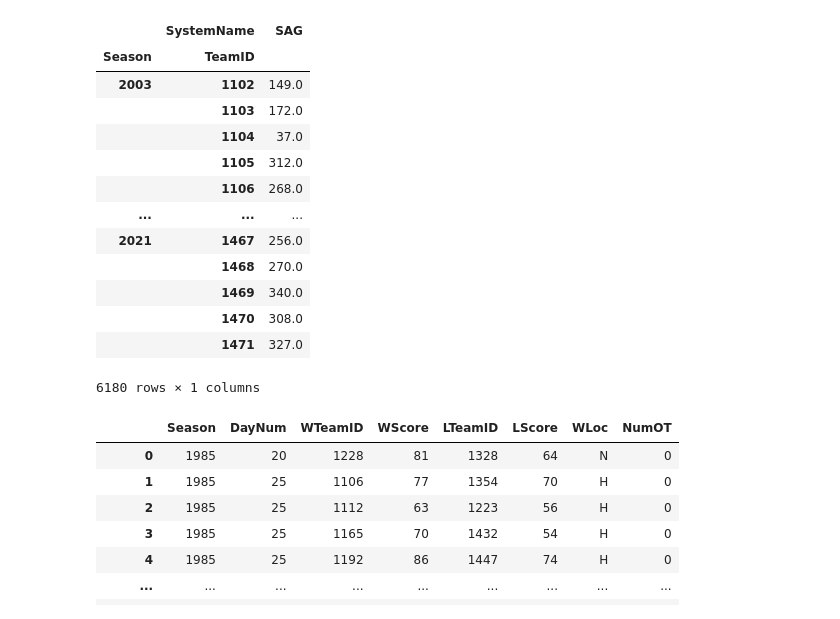
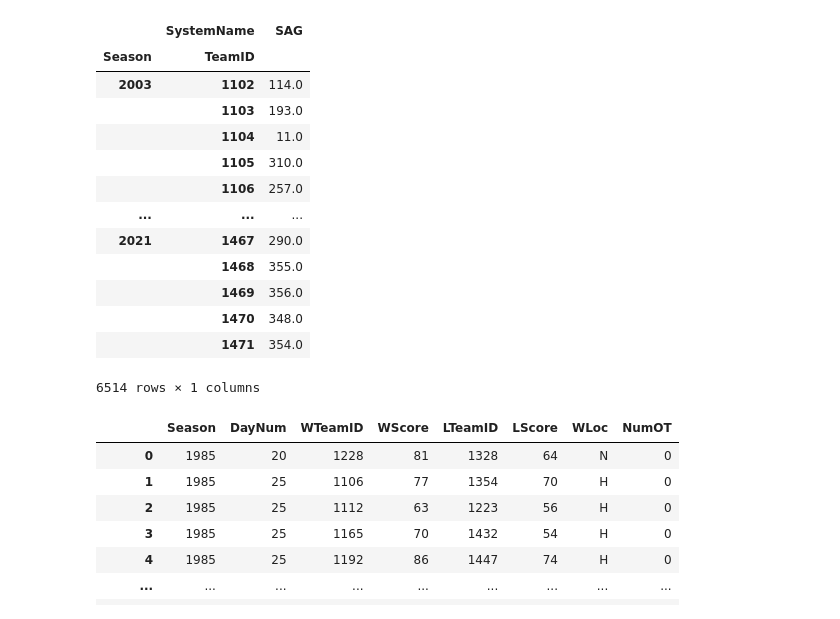
Before and after one commit to jamestwhedbee/jupyter_notebooks, a Jupyter notebook: MarchMadness/MarchMadnessFeatures.ipynb, the cells around one changed output. Drawn from its saved outputs; the diff is of its cells as text; code cells hidden in the pictures.

```diff
--- a/MarchMadness/MarchMadnessFeatures.ipynb
+++ b/MarchMadness/MarchMadnessFeatures.ipynb
@@ -26,25 +26,27 @@ reg_compact_results_df = pd.read_csv(f"{INPUT_DATA_DIR}/MRegularSeasonCompactRes
 tournament_results_df = pd.read_csv(f"{INPUT_DATA_DIR}/MNCAATourneyCompactResults.csv")
 raw_ordinal_df = pd.read_csv(f"{INPUT_DATA_DIR}/MMasseyOrdinals.csv")
 # %%
-RANKING_CUTOFF_DAY = 133
-ordinal_df = raw_ordinal_df[raw_ordinal_df["RankingDayNum"] == RANKING_CUTOFF_DAY]
-ordinal_pivot_df = pd.pivot_table(ordinal_df, values='OrdinalRank', index=['Season', 'TeamID'], columns=['SystemName'])[["SAG"]]
+min_sag_days = raw_ordinal_df[raw_ordinal_df["SystemName"] == "SAG"].groupby(["Season"]).min()["RankingDayNum"].reset_index()
+sag_indices = list(min_sag_days.itertuples(index=False, name=None))
+sag_lookup = raw_ordinal_df[raw_ordinal_df["SystemName"] == "SAG"].set_index(["Season", "RankingDayNum"])
+start_of_year_sag_df = sag_lookup.loc[sag_indices]
+ordinal_pivot_df = pd.pivot_table(start_of_year_sag_df, values='OrdinalRank', index=['Season', 'TeamID'], columns=['SystemName'])[["SAG"]]
 ordinal_pivot_df
 # %% [output]
 |  | SystemName | SAG |
 | Season | TeamID |  |
-| 2003 | 1102 | 149.0 |
-|  | 1103 | 172.0 |
-|  | 1104 | 37.0 |
-|  | 1105 | 312.0 |
-|  | 1106 | 268.0 |
+| 2003 | 1102 | 114.0 |
+|  | 1103 | 193.0 |
+|  | 1104 | 11.0 |
+|  | 1105 | 310.0 |
+|  | 1106 | 257.0 |
 | ... | ... | ... |
-| 2021 | 1467 | 256.0 |
-|  | 1468 | 270.0 |
-|  | 1469 | 340.0 |
-|  | 1470 | 308.0 |
-|  | 1471 | 327.0 |
+| 2021 | 1467 | 290.0 |
+|  | 1468 | 355.0 |
+|  | 1469 | 356.0 |
+|  | 1470 | 348.0 |
+|  | 1471 | 354.0 |
-6180 rows × 1 columns
+6514 rows × 1 columns
 # %%
 IS_COMPACT = True
 STATS = {'Score'} if IS_COMPACT else {
```
Also changed, not shown: parts of 8 cells of this notebook.
